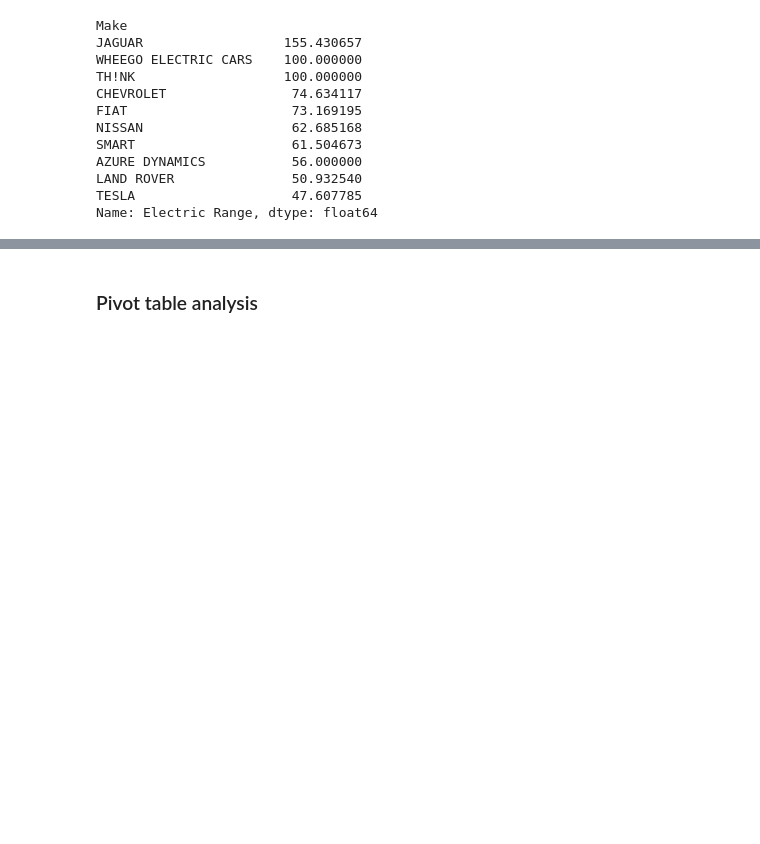
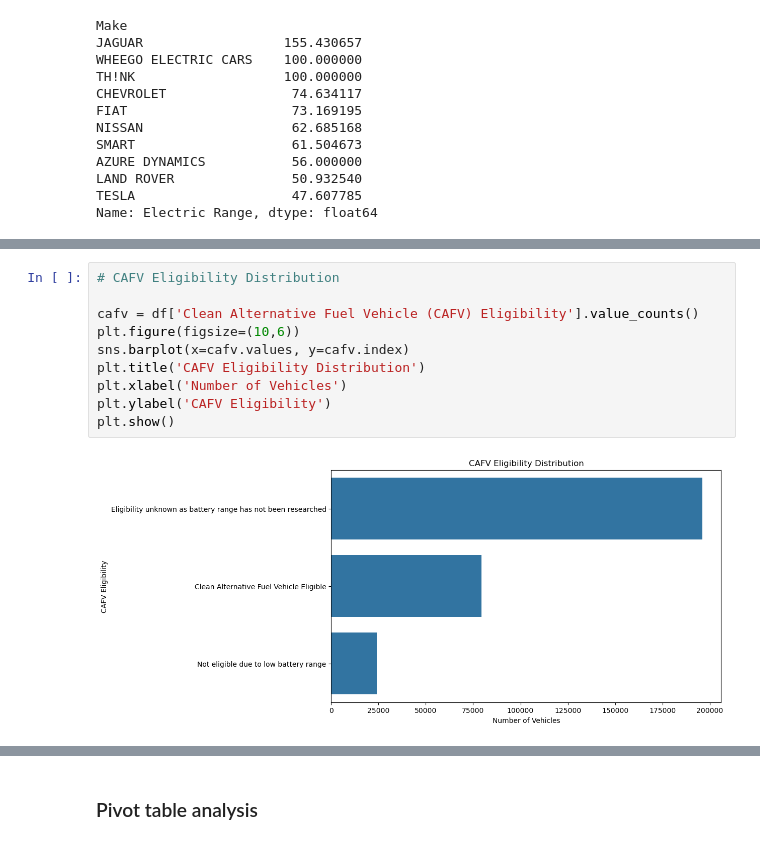
Before and after one commit to varshaamith8-coder/MAIN-PROJECT, a Jupyter notebook: MAIN PROJECT.ipynb, the cells around one changed output, grey strips where cells are left out. Drawn from its saved outputs; the diff is of its cells as text; blank space fills up the shorter version.

```diff
--- a/MAIN PROJECT.ipynb
+++ b/MAIN PROJECT.ipynb
@@ -851,0 +850,12 @@ Average electric range differs considerably among manufacturers. However, manufa
+# %%
+# CAFV Eligibility Distribution
+
+cafv = df['Clean Alternative Fuel Vehicle (CAFV) Eligibility'].value_counts()
+plt.figure(figsize=(10,6))
+sns.barplot(x=cafv.values, y=cafv.index)
+plt.title('CAFV Eligibility Distribution')
+plt.xlabel('Number of Vehicles')
+plt.ylabel('CAFV Eligibility')
+plt.show()
+# %% [output]
+[figure, added]
```
Also changed, not shown: parts of 21 cells of this notebook.
